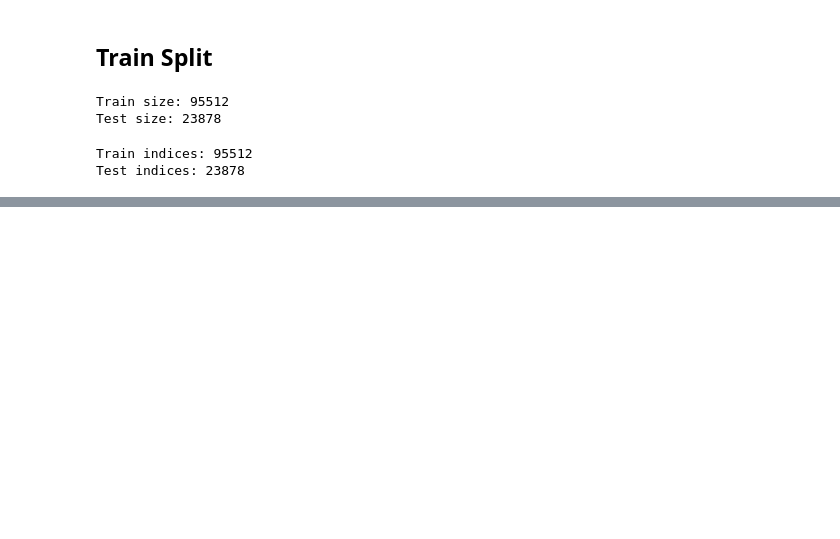
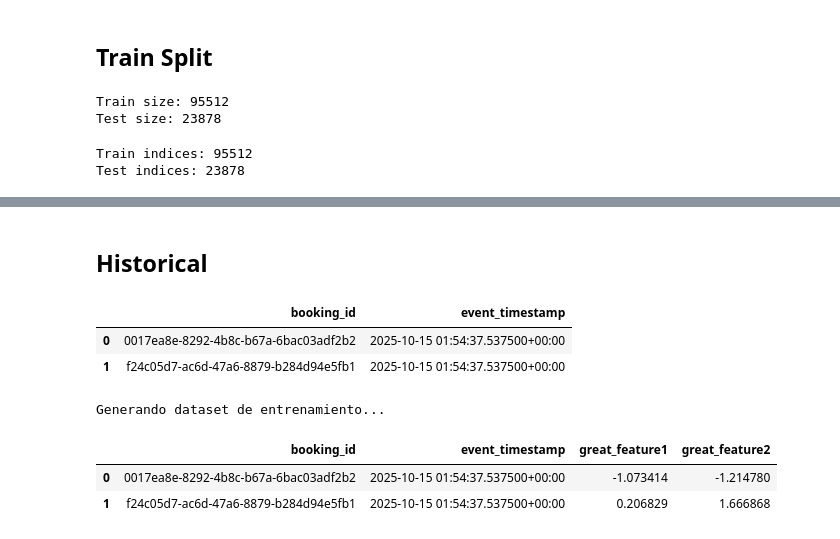
Before and after one commit to kerasPro/ML2_Clase, a Jupyter notebook: notebooks/1_fe0.ipynb, the cells around one changed output, grey strips where cells are left out. Saved outputs shown, nothing was run; the diff lists cells and outputs as text; code cells hidden in the pictures; blank space fills up the shorter version.

```diff
--- a/notebooks/1_fe0.ipynb
+++ b/notebooks/1_fe0.ipynb
@@ -227,0 +224,3 @@ test_processor.run()
+# %%
+# 1. Conectarse al Feature Store
+fs = FeatureStore(repo_path="../feast_service/fs_ml2/feature_repo")
@@ -227,0 +260,40 @@ test_processor.run()
+# %% [markdown]
+## Historical
+# %%
+# 2. Crear el DataFrame de "eventos pasados" (ground truth)
+#    Este es el DataFrame al que Feast unirá las características.
+#    Típicamente aquí tendrías tu variable objetivo (el "target").
+#    ¡Debe tener la columna 'event_timestamp'!
+entity_df = pd.DataFrame.from_dict({
+    "booking_id": [
+        "0017ea8e-8292-4b8c-b67a-6bac03adf2b2",
+        "f24c05d7-ac6d-47a6-8879-b284d94e5fb1"
+    ],
+})
+entity_df["event_timestamp"] = pd.to_datetime("now", utc=True)
+entity_df
+# %% [output]
+|  | booking_id | event_timestamp |
+| 0 | 0017ea8e-8292-4b8c-b67a-6bac03adf2b2 | 2025-10-15 01:54:37.537500+00:00 |
+| 1 | f24c05d7-ac6d-47a6-8879-b284d94e5fb1 | 2025-10-15 01:54:37.537500+00:00 |
+# %%
+# 3. Definir qué características quieres obtener
+#    Puedes usar el FeatureService que agrupa las características base.
+feature_service = fs.get_feature_service("fs_service_pc")
+# %%
+# 4. Llamar a get_historical_features
+print("Generando dataset de entrenamiento...")
+training_job = fs.get_historical_features(
+    entity_df=entity_df,
+    features=feature_service
+)
+# %% [output]
+Generando dataset de entrenamiento...
+# %%
+# 5. Convertir el resultado a un DataFrame de Pandas
+training_df = training_job.to_df()
+training_df
+# %% [output]
+|  | booking_id | event_timestamp | great_feature1 | great_feature2 |
+| 0 | 0017ea8e-8292-4b8c-b67a-6bac03adf2b2 | 2025-10-15 01:54:37.537500+00:00 | -1.073414 | -1.214780 |
+| 1 | f24c05d7-ac6d-47a6-8879-b284d94e5fb1 | 2025-10-15 01:54:37.537500+00:00 | 0.206829 | 1.666868 |
```
Also changed, not shown: parts of 18 cells of this notebook, 9 other files.
